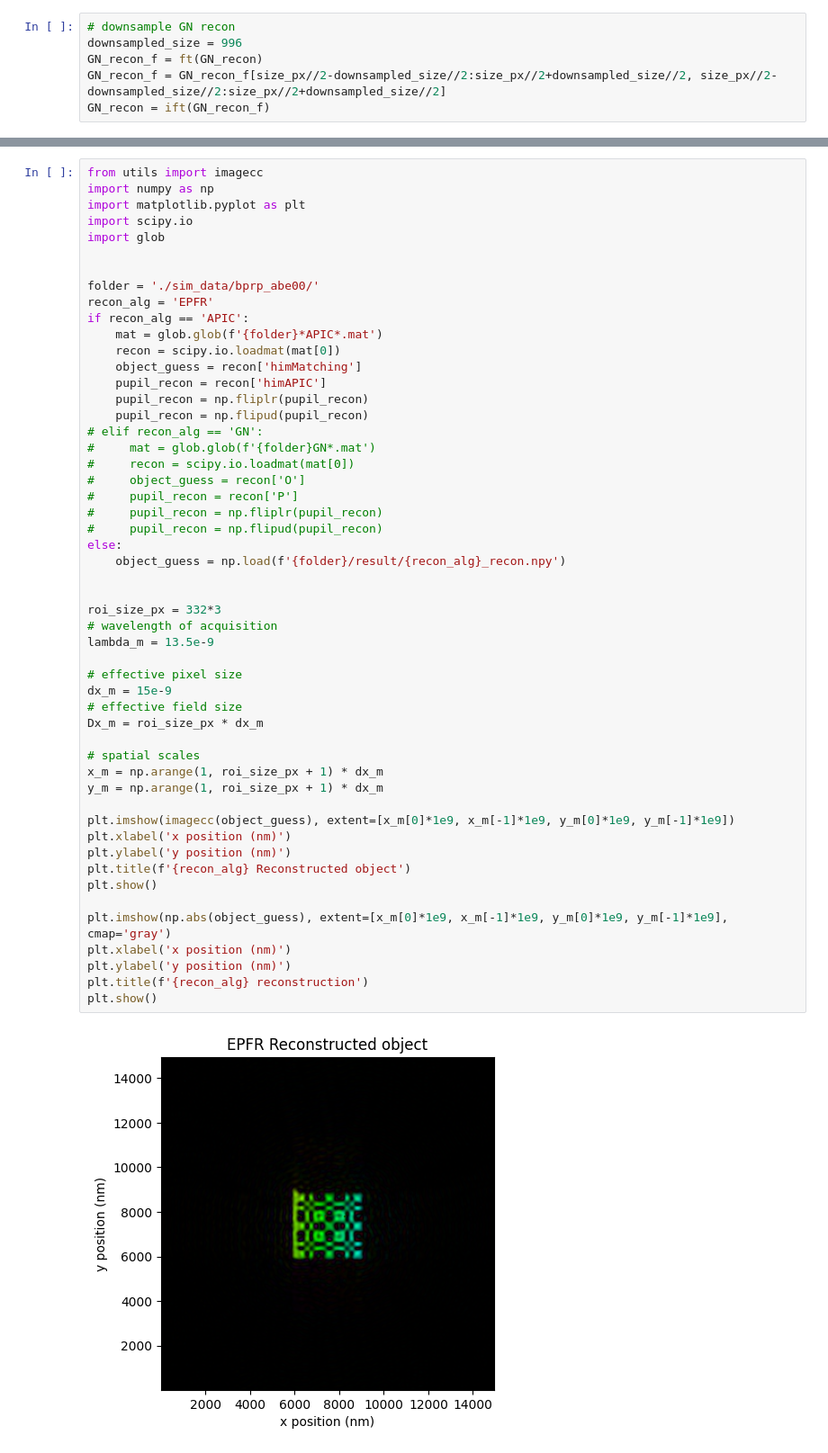
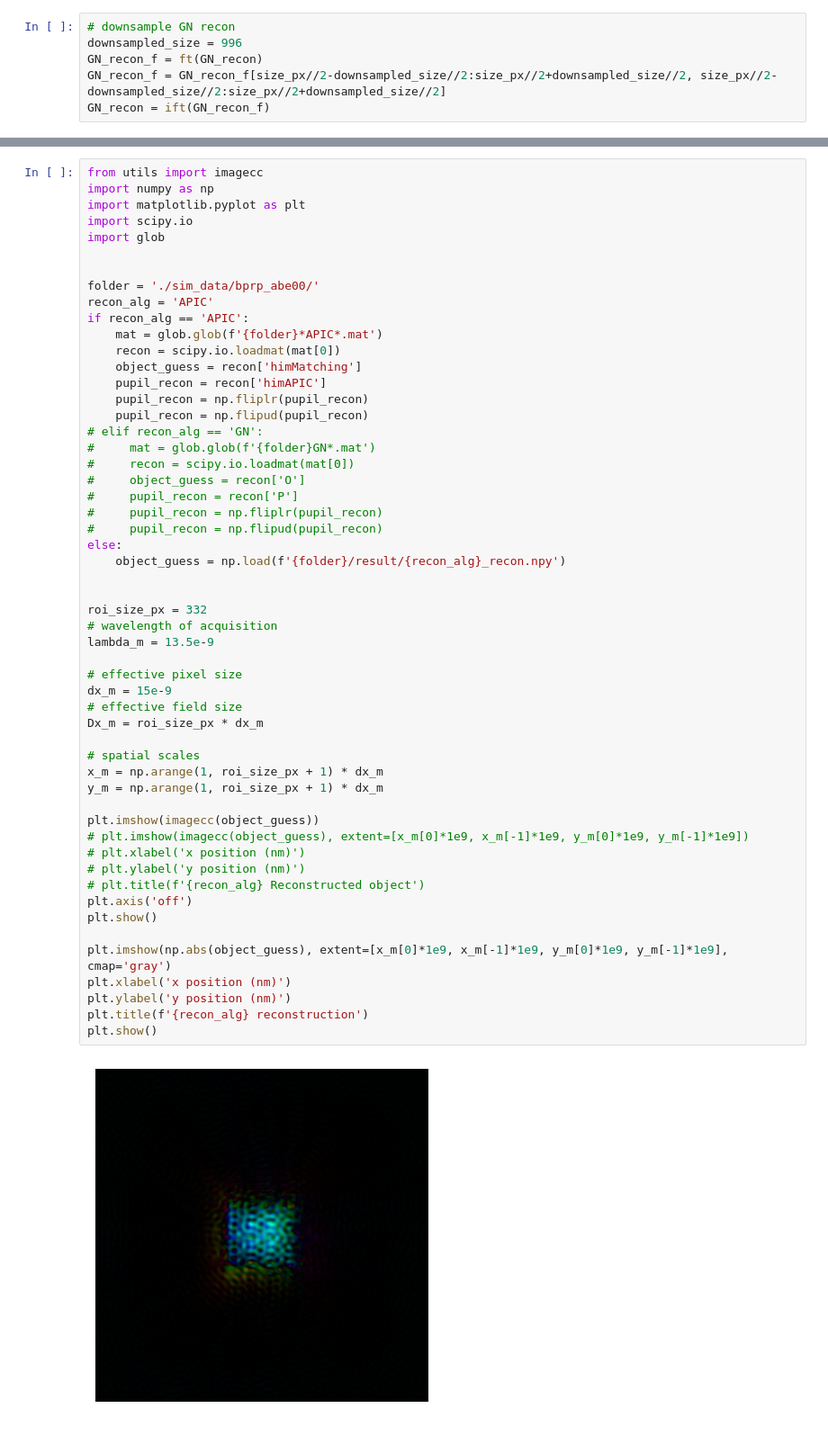
Before and after one commit to ArianaGu/EUV_FPM, a Jupyter notebook: plot.ipynb, the cells around one changed output, grey strips where cells are left out. Shown at 90% size. Saved outputs shown, nothing was run; the diff lists cells and outputs as text.

```diff
--- a/plot.ipynb
+++ b/plot.ipynb
@@ -173,7 +188,7 @@ import glob
 
 
 folder = './sim_data/bprp_abe00/'
-recon_alg = 'EPFR'
+recon_alg = 'APIC'
 if recon_alg == 'APIC':
     mat = glob.glob(f'{folder}*APIC*.mat')
     recon = scipy.io.loadmat(mat[0])
@@ -185,36 +200,38 @@ if recon_alg == 'APIC':
 #     mat = glob.glob(f'{folder}GN*.mat')
 #     recon = scipy.io.loadmat(mat[0])
 #     object_guess = recon['O']
 #     pupil_recon = recon['P']
 #     pupil_recon = np.fliplr(pupil_recon)
 #     pupil_recon = np.flipud(pupil_recon)
 else:
     object_guess = np.load(f'{folder}/result/{recon_alg}_recon.npy')
 
 
-roi_size_px = 332*3
+roi_size_px = 332
 # wavelength of acquisition
 lambda_m = 13.5e-9
 
 # effective pixel size
 dx_m = 15e-9
 # effective field size
 Dx_m = roi_size_px * dx_m
 
 # spatial scales
 x_m = np.arange(1, roi_size_px + 1) * dx_m
 y_m = np.arange(1, roi_size_px + 1) * dx_m
 
-plt.imshow(imagecc(object_guess), extent=[x_m[0]*1e9, x_m[-1]*1e9, y_m[0]*1e9, y_m[-1]*1e9])
-plt.xlabel('x position (nm)')
-plt.ylabel('y position (nm)')
-plt.title(f'{recon_alg} Reconstructed object')
+plt.imshow(imagecc(object_guess))
+# plt.imshow(imagecc(object_guess), extent=[x_m[0]*1e9, x_m[-1]*1e9, y_m[0]*1e9, y_m[-1]*1e9])
+# plt.xlabel('x position (nm)')
+# plt.ylabel('y position (nm)')
+# plt.title(f'{recon_alg} Reconstructed object')
+plt.axis('off')
 plt.show()
 
 plt.imshow(np.abs(object_guess), extent=[x_m[0]*1e9, x_m[-1]*1e9, y_m[0]*1e9, y_m[-1]*1e9], cmap='gray')
 plt.xlabel('x position (nm)')
 plt.ylabel('y position (nm)')
 plt.title(f'{recon_alg} reconstruction')
 plt.show()
 # %% [output]
-[figure, old version]
+[figure, new version]
```
Also changed, not shown: parts of 30 cells of this notebook, 10 other files.
